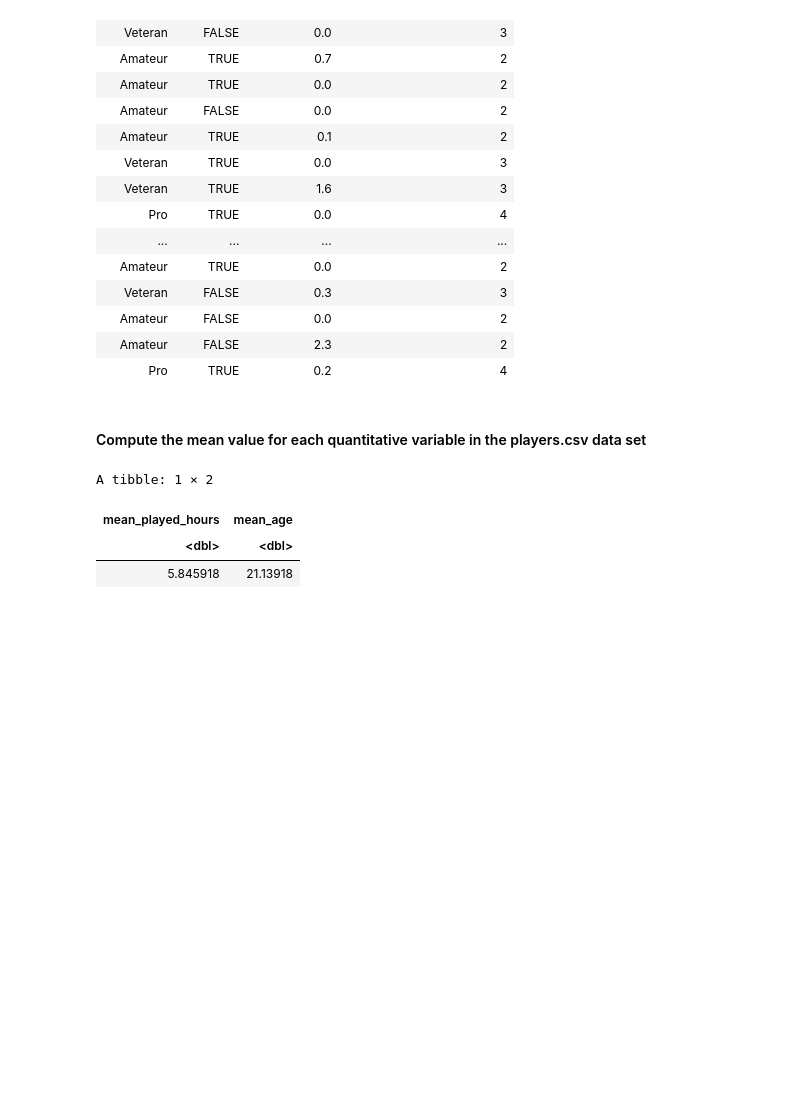
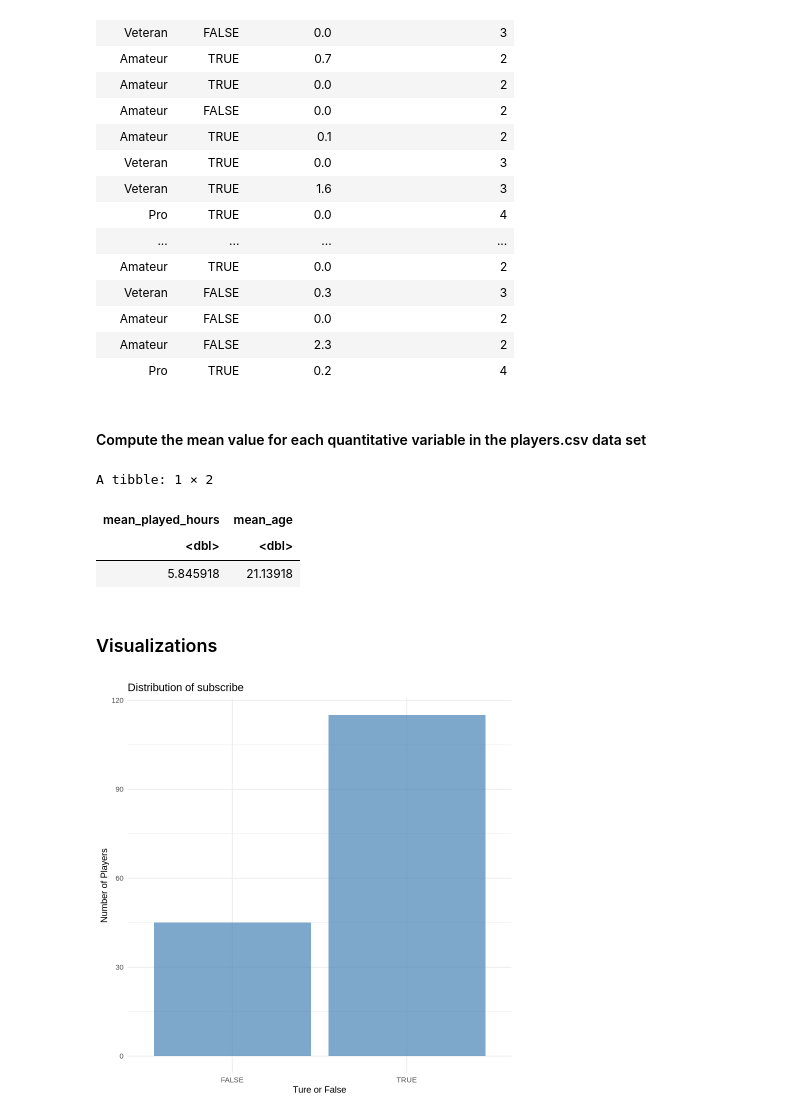
Before and after one commit to ECLQSZ/Planning_Stage-_Individual, a Jupyter notebook: Planning_Stage_Individual.ipynb, the cells around one changed output. Cells and saved outputs as stored; diff of their text form; code cells hidden in the pictures; blank space fills up the shorter version.

Commit message:
Created 2 graph

```diff
--- a/Planning_Stage_Individual.ipynb
+++ b/Planning_Stage_Individual.ipynb
@@ -204,3 +183,19 @@ A tibble: 1 × 2
 | mean_played_hours | mean_age |
 | <dbl> | <dbl> |
 | 5.845918 | 21.13918 |
+# %% [markdown]
+### Visualizations
+# %%
+p1 <- players_clean |>
+  ggplot(aes(x = subscribe)) +
+  geom_bar(fill = "steelblue", alpha = 0.7) +
+  labs(
+    title = "Distribution of subscribe",
+    x = "Ture or False",
+    y = "Number of Players"
+  ) +
+  theme_minimal()
+
+p1
+# %% [output]
+[figure, added]
```
Also changed, not shown: parts of 7 cells of this notebook.
